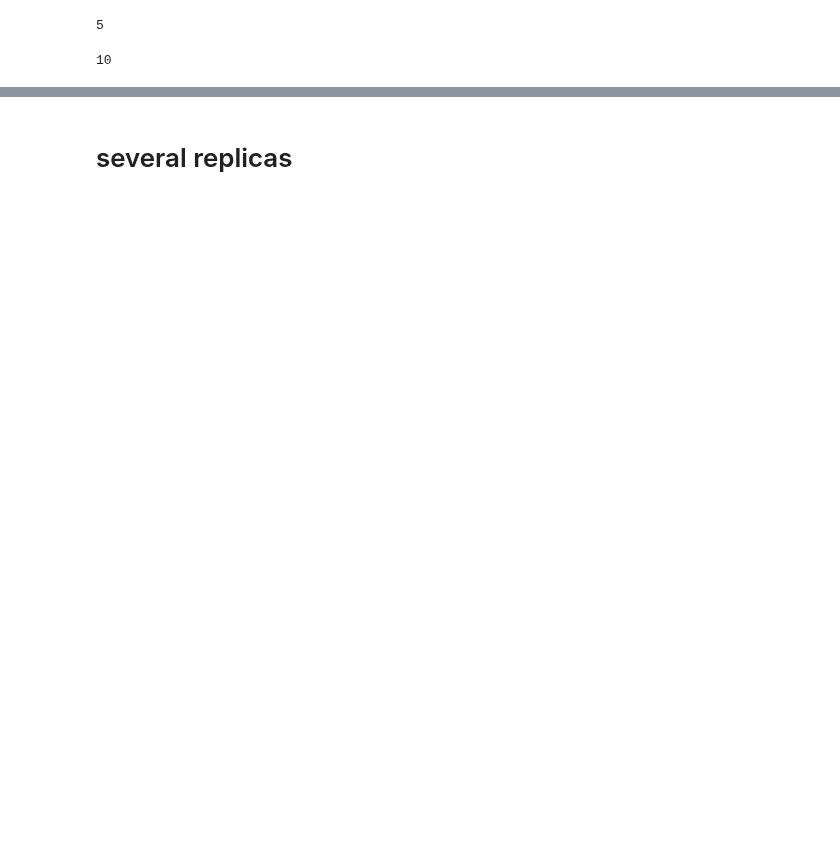
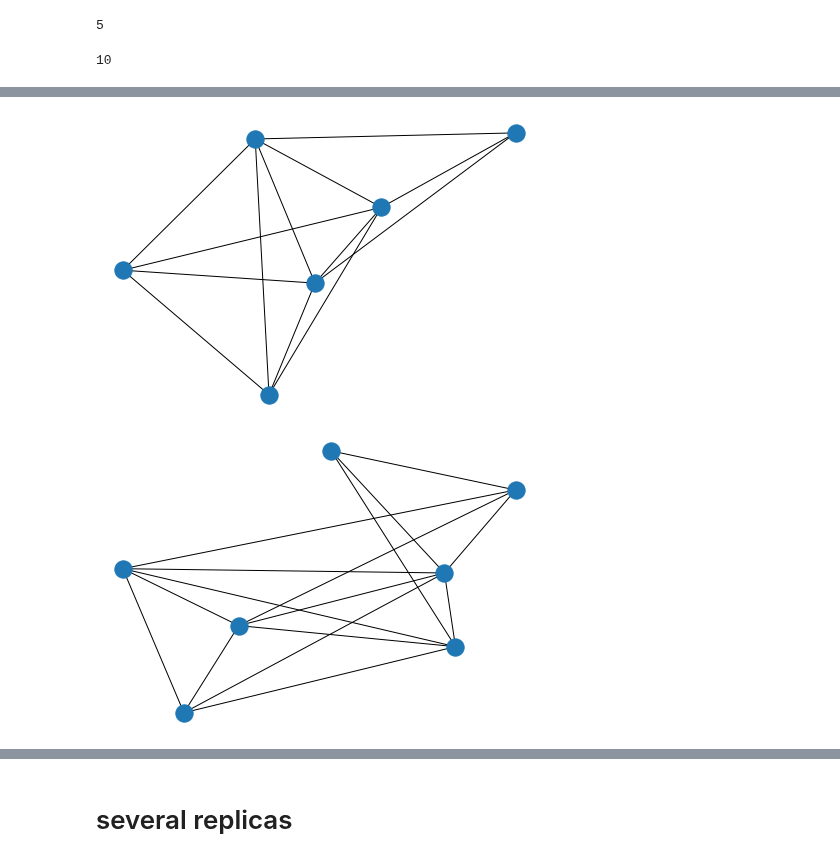
Before and after one commit to ARKEnsae/DM_Analyse_Reseaux, a Jupyter notebook: CC5/Exos_10Mar2021/ex_classe/Seance5-ex_classe3-Exponential graph_KA.ipynb, the cells around one changed output, grey strips where cells are left out. Drawn from its saved outputs; the diff is of its cells as text; code cells hidden in the pictures; blank space fills up the shorter version.

```diff
--- a/CC5/Exos_10Mar2021/ex_classe/Seance5-ex_classe3-Exponential graph_KA.ipynb
+++ b/CC5/Exos_10Mar2021/ex_classe/Seance5-ex_classe3-Exponential graph_KA.ipynb
@@ -22,10 +26,16 @@ G.number_of_edges()
 # %%
 #node attachment loop:
 for t in range(Nini+1,Nmax):
     listNodes=G.nodes()
     selNodes=random.sample(G.nodes(),m)
     selEdges=[(t,i) for i in selNodes]
     G.add_edges_from(selEdges)
+    if(t<8):
+        nx.draw(G)
+        plt.show()
+# %% [output]
+[figure, added]
+[figure, added]
 # %%
 #degree distribution:
 k=[G.degree(n) for n in G.nodes()]
```
Also changed, not shown: parts of 9 cells of this notebook, 1 other file.
